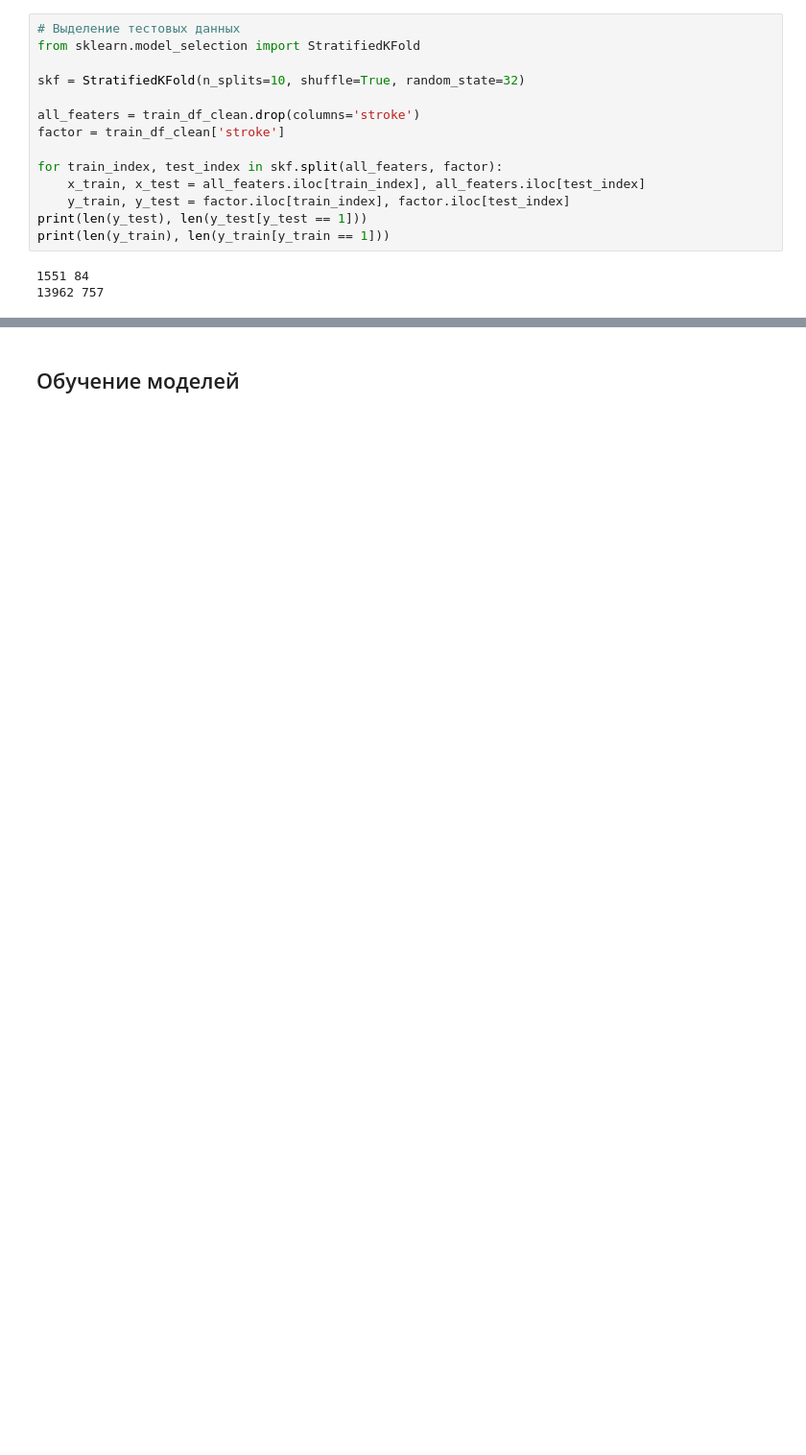
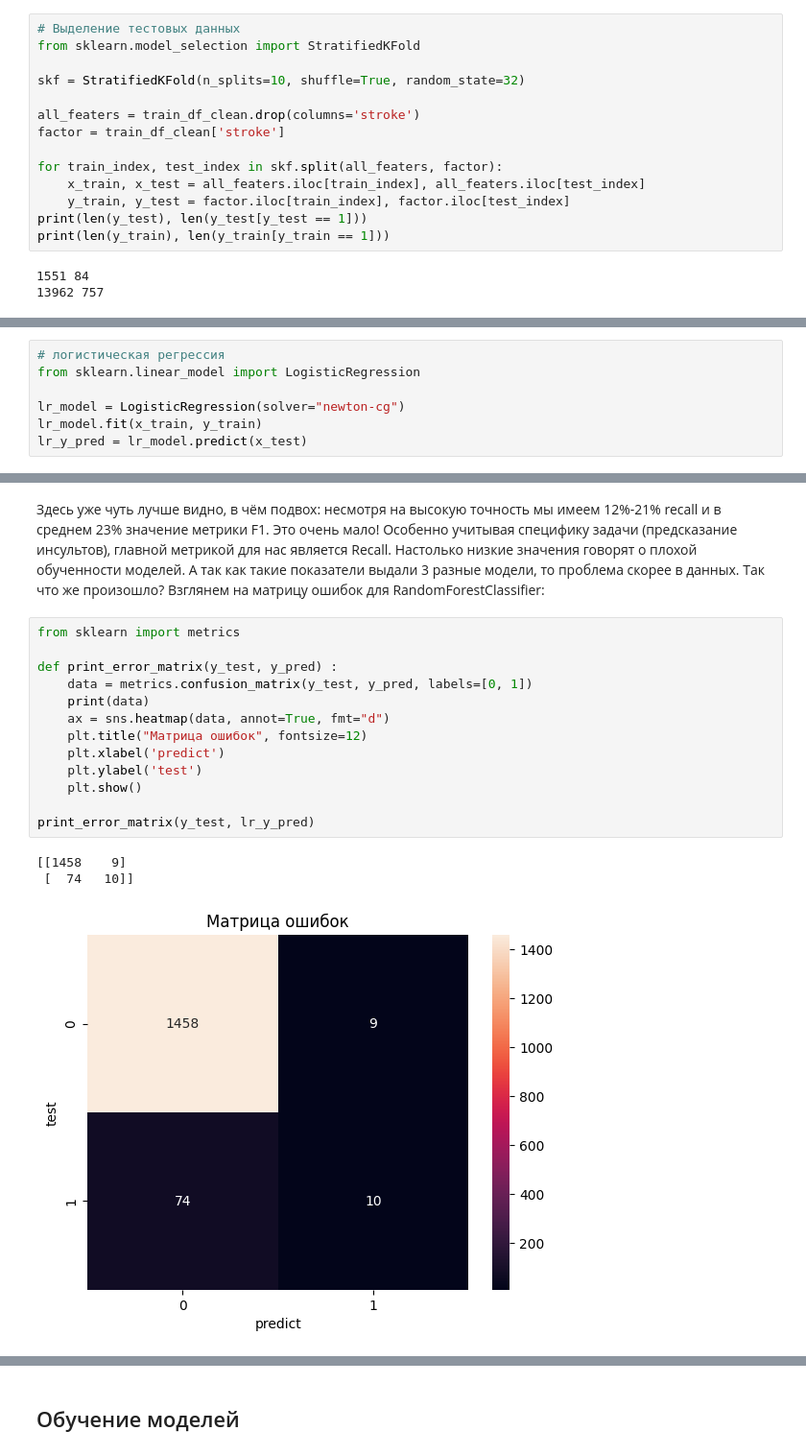
Before and after one commit to IlyaIIS/python-ML-stroke-prediction, a Jupyter notebook: MLProject.ipynb, the cells around one changed output, grey strips where cells are left out. Shown at 96% size. Saved outputs shown, nothing was run; the diff lists cells and outputs as text; blank space fills up the shorter version.

```diff
--- a/MLProject.ipynb
+++ b/MLProject.ipynb
@@ -349,0 +383,7 @@ print(len(y_train), len(y_train[y_train == 1]))
+# %%
+# логистическая регрессия
+from sklearn.linear_model import LogisticRegression
+
+lr_model = LogisticRegression(solver="newton-cg")
+lr_model.fit(x_train, y_train)
+lr_y_pred = lr_model.predict(x_test)
@@ -349,0 +450,19 @@ print(len(y_train), len(y_train[y_train == 1]))
+# %% [markdown]
+Здесь уже чуть лучше видно, в чём подвох: несмотря на высокую точность мы имеем 12%-21% recall и в среднем 23% значение метрики F1. Это очень мало! Особенно учитывая специфику задачи (предсказание инсультов), главной метрикой для нас является Recall. Настолько низкие значения говорят о плохой обученности моделей. А так как такие показатели выдали 3 разные модели, то проблема скорее в данных. Так что же произошло? Взглянем на матрицу ошибок для RandomForestClassifier:
+# %%
+from sklearn import metrics
+
+def print_error_matrix(y_test, y_pred) :
+    data = metrics.confusion_matrix(y_test, y_pred, labels=[0, 1])
+    print(data)
+    ax = sns.heatmap(data, annot=True, fmt="d")
+    plt.title("Матрица ошибок", fontsize=12)
+    plt.xlabel('predict')
+    plt.ylabel('test')
+    plt.show()
+
+print_error_matrix(y_test, lr_y_pred)
+# %% [output]
+[[1458    9]
+ [  74   10]]
+[figure, added]
```
Also changed, not shown: parts of 84 cells of this notebook, 3 other files.
